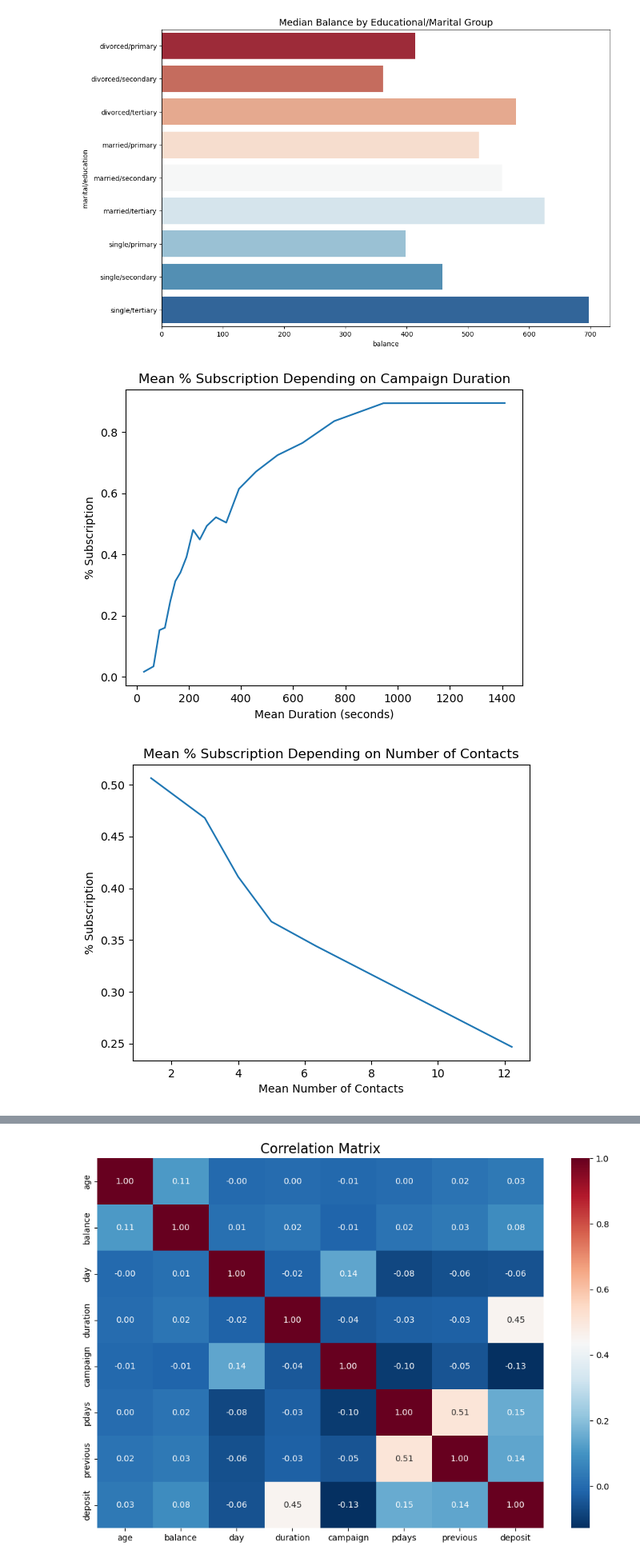
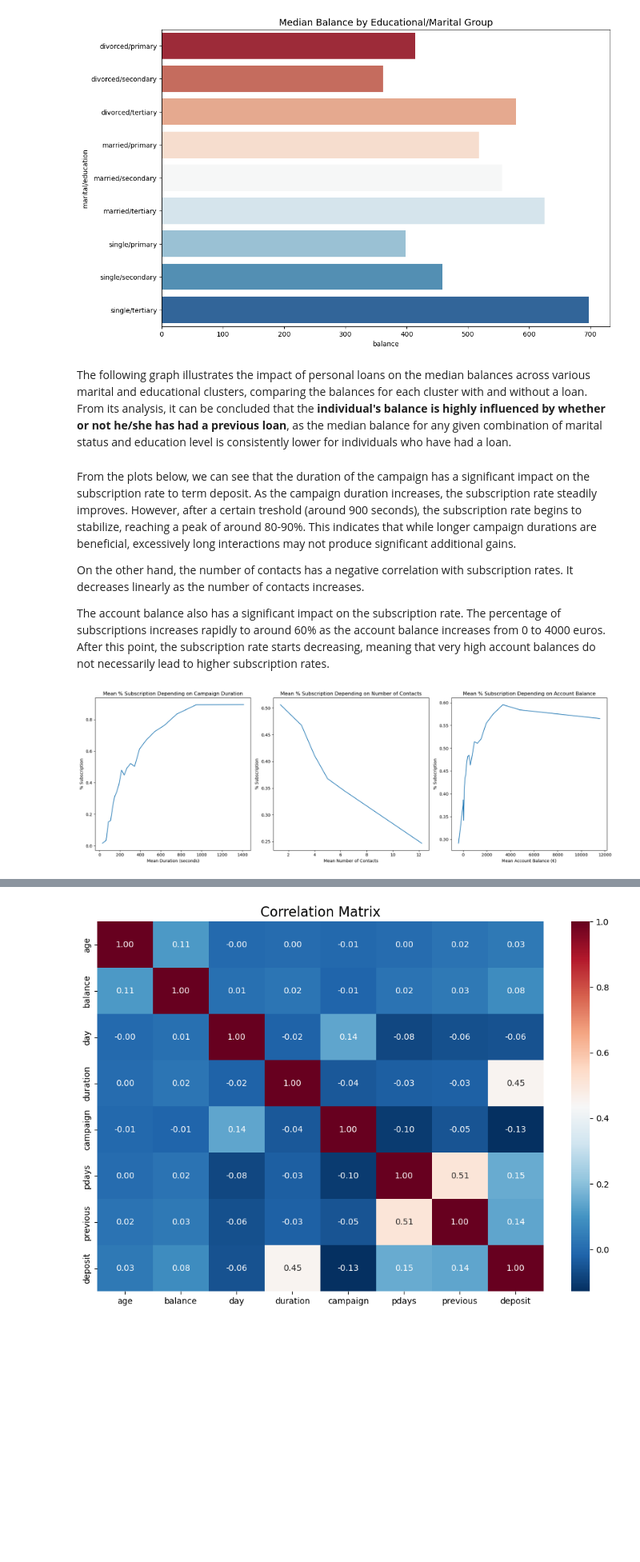
Before and after one commit to Migas77/FAA_Assignment1, a Jupyter notebook: bank_data_analysis.ipynb, the cells around one changed output, grey strips where cells are left out. Shown at 80% size. Cells and saved outputs as stored; diff of their text form; code cells hidden in the pictures; blank space fills up the shorter version.

```diff
--- a/bank_data_analysis.ipynb
+++ b/bank_data_analysis.ipynb
@@ -322,6 +336,8 @@ plt.title('Median Balance by Educational/Marital Group', fontsize=14)
 # %% [output]
 Text(0.5, 1.0, 'Median Balance by Educational/Marital Group')
 [figure]
+# %% [markdown]
+The following graph illustrates the impact of personal loans on the median balances across various marital and educational clusters, comparing the balances for each cluster with and without a loan. From its analysis, it can be concluded that the **individual's balance is highly influenced by whether or not he/she has had a previous loan**, as the median balance for any given combination of marital status and education level is consistently lower for individuals who have had a loan.
 # %%
 loan_balance = df_copy.groupby(['marital/education', 'loan'], as_index=False)['balance'].median()
 no_loan = loan_balance['balance'].loc[loan_balance['loan'] == 'no'].values
@@ -401,54 +417,65 @@ fig = go.Figure(data=data, layout=layout)
 iplot(fig, filename='lowest-oecd-votes-cast')
 
 # Based on Janio Martinez Bachmann's code
+# %% [markdown]
+From the plots below, we can see that the duration of the campaign has a significant impact on the subscription rate to term deposit. As the campaign duration increases, the subscription rate steadily improves.
+However, after a certain treshold (around 900 seconds), the subscription rate begins to stabilize, reaching a peak of around 80-90%. This indicates that while longer campaign durations are beneficial,
+excessively long interactions may not produce significant additional gains.
+
+On the other hand, the number of contacts has a negative correlation with subscription rates. It decreases linearly as the number of contacts increases.
+
+The account balance also has a significant impact on the subscription rate. The percentage of subscriptions increases rapidly to around 60% as the account balance increases from 0 to 4000 euros.
+After this point, the subscription rate starts decreasing, meaning that very high account balances do not necessarily lead to higher subscription rates.
 # %%
 df_copy = df.copy()
 
 # Convert deposit outcome to a binary column if not already
 df_copy['deposit_bool'] = (df_copy['deposit'] == 'yes').astype(int)
 
 # Create duration buckets
 df_copy['duration_buckets'] = pd.qcut(df_copy['duration'], 20, labels=False, duplicates='drop')
 
 # Calculate mean subscription rate and mean duration per bucket
 mean_duration = df_copy.groupby(['duration_buckets'])['deposit_bool'].mean()
 mean_duration_values = df_copy.groupby(['duration_buckets'])['duration'].mean()
 
-# Plot
-plt.plot(mean_duration_values, mean_duration.values)
-plt.title('Mean % Subscription Depending on Campaign Duration')
-plt.xlabel('Mean Duration (seconds)')
-plt.ylabel('% Subscription')
-plt.show()
-
+# Create campaign buckets
 df_copy['campaign_buckets'] = pd.qcut(df_copy['campaign'], 20, labels=False, duplicates='drop')
 
 # Calculate mean subscription rate and mean number of contacts per bucket
 mean_campaign = df_copy.groupby(['campaign_buckets'])['deposit_bool'].mean()
 mean_campaign_values = df_copy.groupby(['campaign_buckets'])['campaign'].mean()
-
-# Plot
-plt.plot(mean_campaign_values, mean_campaign.values)
-plt.title('Mean % Subscription Depending on Number of Contacts')
-plt.xlabel('Mean Number of Contacts')
-plt.ylabel('% Subscription')
-plt.show()
 
 # Create balance buckets
 df_copy['balance_buckets'] = pd.qcut(df_copy['balance'], 20, labels=False, duplicates='drop')
 
 # Calculate mean subscription rate and mean account balance per bucket
 mean_balance = df_copy.groupby(['balance_buckets'])['deposit_bool'].mean()
 mean_balance_values = df_copy.groupby(['balance_buckets'])['balance'].mean()
 
-# Plot
-plt.plot(mean_balance_values, mean_balance.values)
-plt.title('Mean % Subscription Depending on Account Balance')
-plt.xlabel('Mean Account Balance (€)')
-plt.ylabel('% Subscription')
+# Create subplots
+fig, axes = plt.subplots(1, 3, figsize=(18, 6))
+
+# Plot 1: Mean % Subscription Depending on Campaign Duration
+axes[0].plot(mean_duration_values, mean_duration.values)
+axes[0].set_title('Mean % Subscription Depending on Campaign Duration')
+axes[0].set_xlabel('Mean Duration (seconds)')
+axes[0].set_ylabel('% Subscription')
+
+# Plot 2: Mean % Subscription Depending on Number of Contacts
+axes[1].plot(mean_campaign_values, mean_campaign.values)
+axes[1].set_title('Mean % Subscription Depending on Number of Contacts')
+axes[1].set_xlabel('Mean Number of Contacts')
+axes[1].set_ylabel('% Subscription')
+
+# Plot 3: Mean % Subscription Depending on Account Balance
+axes[2].plot(mean_balance_values, mean_balance.values)
+axes[2].set_title('Mean % Subscription Depending on Account Balance')
+axes[2].set_xlabel('Mean Account Balance (€)')
+axes[2].set_ylabel('% Subscription')
+
+# Adjust layout and show
+plt.tight_layout()
 plt.show()
-
-# Changed from Aleksandra Deis's code
 # %% [output]
-[figure, old version]
+[figure, new version]
-[figure, removed]
```
Also changed, not shown: parts of 20 cells of this notebook.
